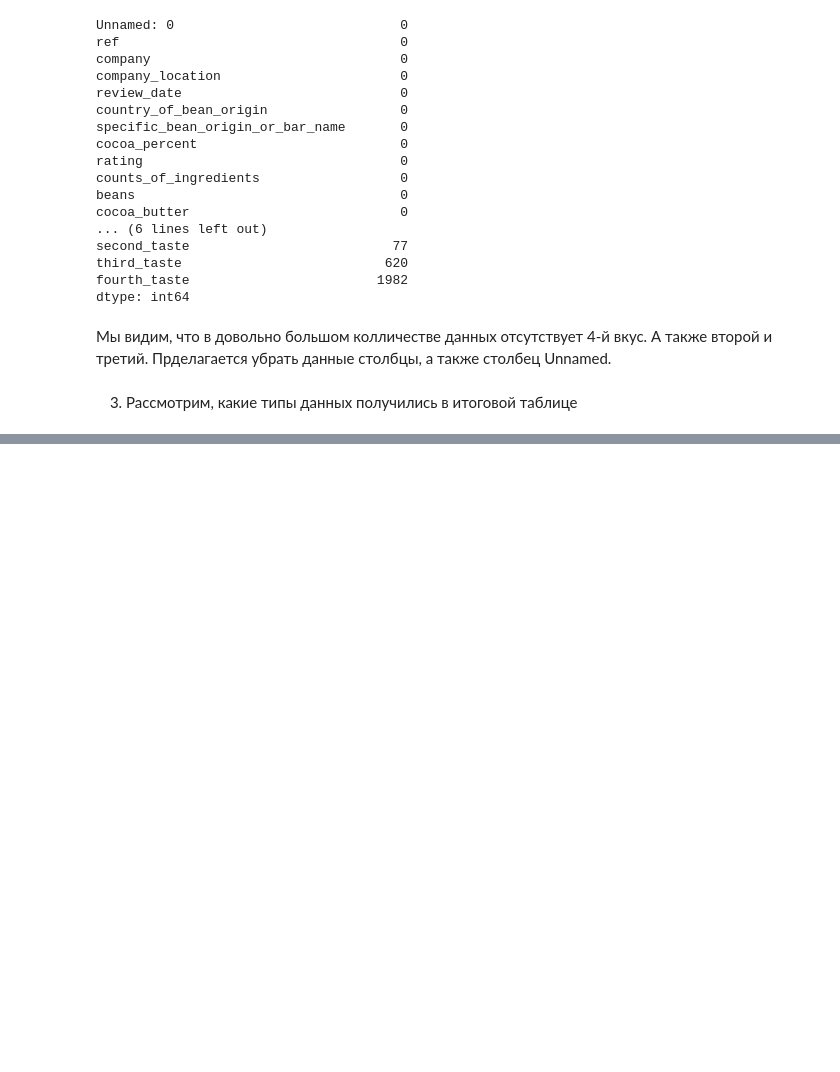
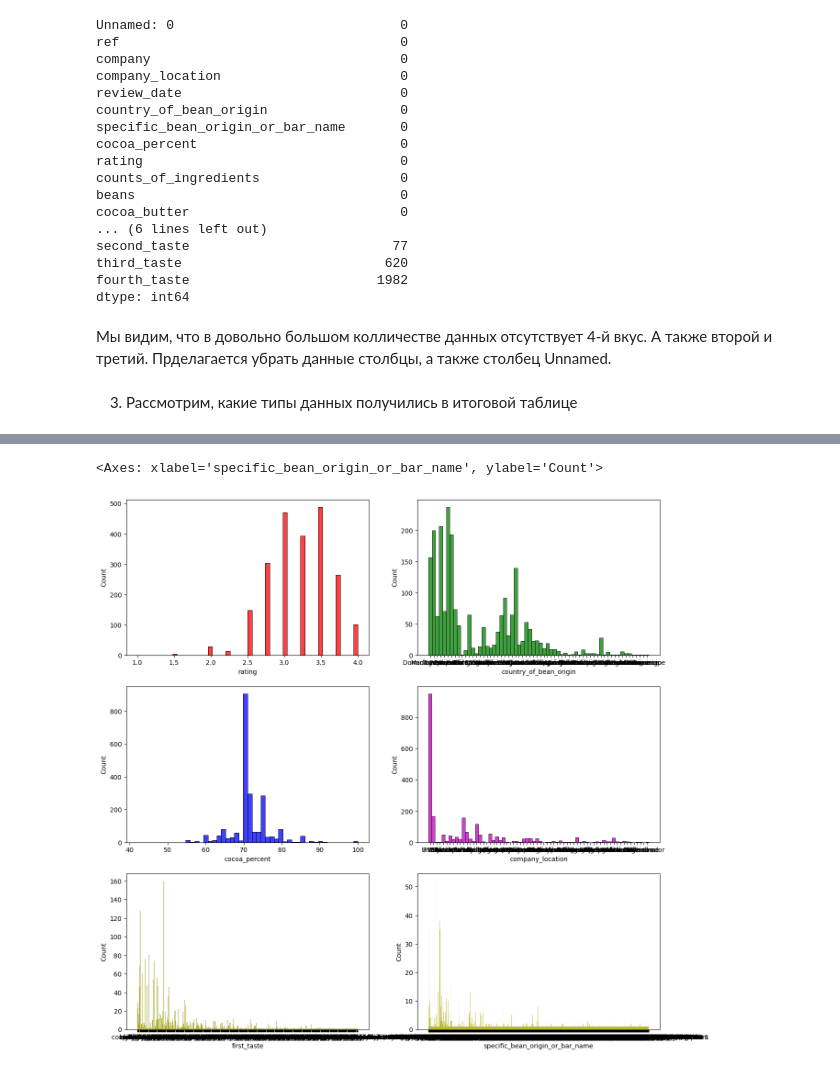
Before and after one commit to NikMikM/MeasureAlgorithm, a Jupyter notebook: choko.ipynb, the cells around one changed output, grey strips where cells are left out. Cells and saved outputs as stored; diff of their text form; code cells hidden in the pictures; blank space fills up the shorter version.

```diff
--- a/choko.ipynb
+++ b/choko.ipynb
@@ -89,0 +130,11 @@ cat_cols.describe()
+# %%
+fig, axes = plt.subplots(3, 2, figsize=(15, 15))
+sns.histplot(rdf['rating'], bins=50, color='r', ax=axes[0, 0])
+sns.histplot(rdf['country_of_bean_origin'], bins=50, color='g', ax=axes[0, 1])
+sns.histplot(rdf['cocoa_percent'], bins=50, color='b', ax=axes[1, 0])
+sns.histplot(rdf['company_location'].dropna(), bins=50, color='m', ax=axes[1, 1])
+sns.histplot(rdf['first_taste'], bins=50, color='y', ax=axes[2, 0])
+sns.histplot(rdf['specific_bean_origin_or_bar_name'], bins=50, color='y', ax=axes[2, 1])
+# %% [output]
+<Axes: xlabel='specific_bean_origin_or_bar_name', ylabel='Count'>
+[figure, added]
```
Also changed, not shown: parts of 7 cells of this notebook.
